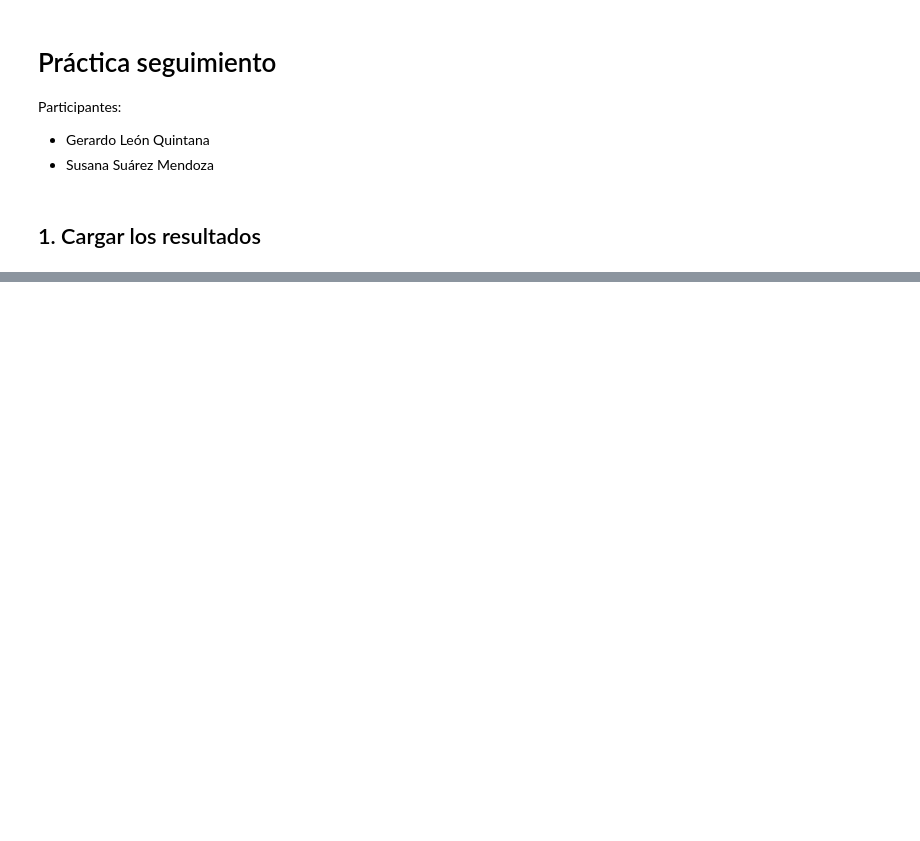
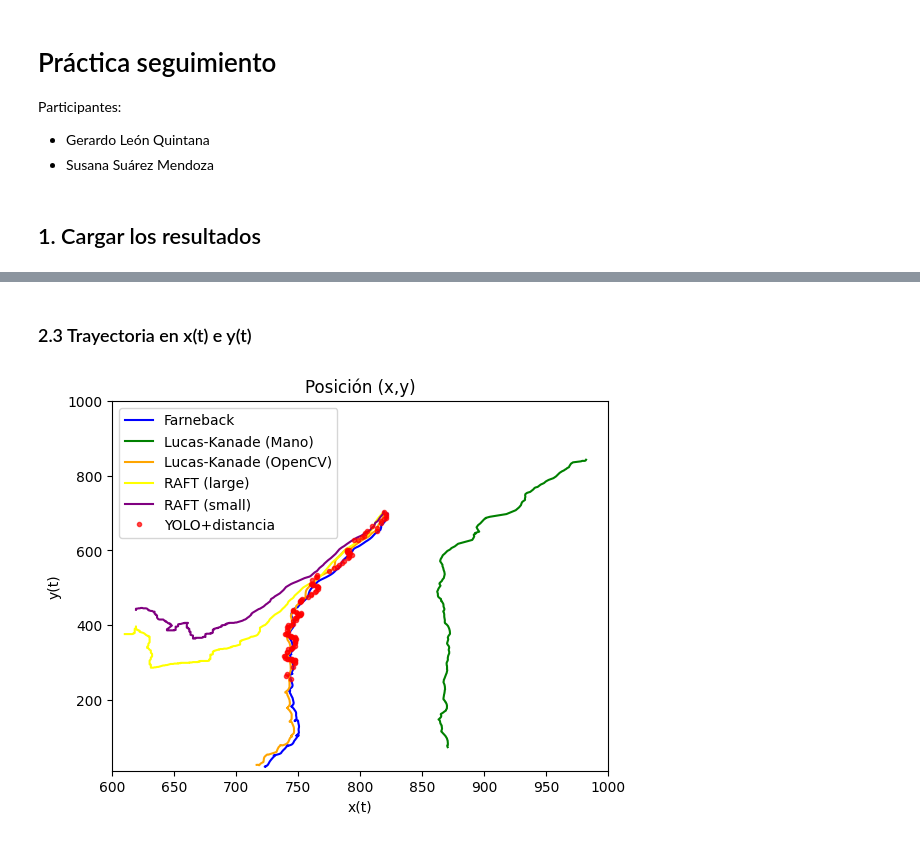
Before and after one commit to MediaMind-ULPGC/P07, a Jupyter notebook: seguimiento.ipynb, the cells around one changed output, grey strips where cells are left out. Saved outputs shown, nothing was run; the diff lists cells and outputs as text; code cells hidden in the pictures; blank space fills up the shorter version.

```diff
--- a/seguimiento.ipynb
+++ b/seguimiento.ipynb
@@ -52,0 +121,25 @@ Loading data for method tracking_yolo from ./resultados\tracking_yolo.txt
+# %% [markdown]
+### 2.3 Trayectoria en x(t) e y(t)
+# %%
+plt.figure()
+
+for key, value in loaded_data.items():
+    x_skip = value['x_skip']
+    y_skip = value['y_skip']
+    label = legend_labels.get(key, key)
+    color = colors.get(key, 'black')
+    if key == 'tracking_yolo':
+        plt.plot(x_skip, y_skip, label=label, linestyle='', marker='.',color=color, alpha=0.7)
+    else:
+        plt.plot(x_skip, y_skip, label=label,color=color)
+
+plt.xlabel('x(t)')
+plt.ylabel('y(t)')
+plt.ylim(10, 1000)
+plt.xlim(600, 1000)
+plt.title('Posición (x,y)')
+plt.legend(loc='upper left')
+plt.savefig('posicion_xy.svg', format='svg')
+plt.show()
+# %% [output]
+[figure, added]
```
Also changed, not shown: parts of 14 cells of this notebook, 9 other files.
